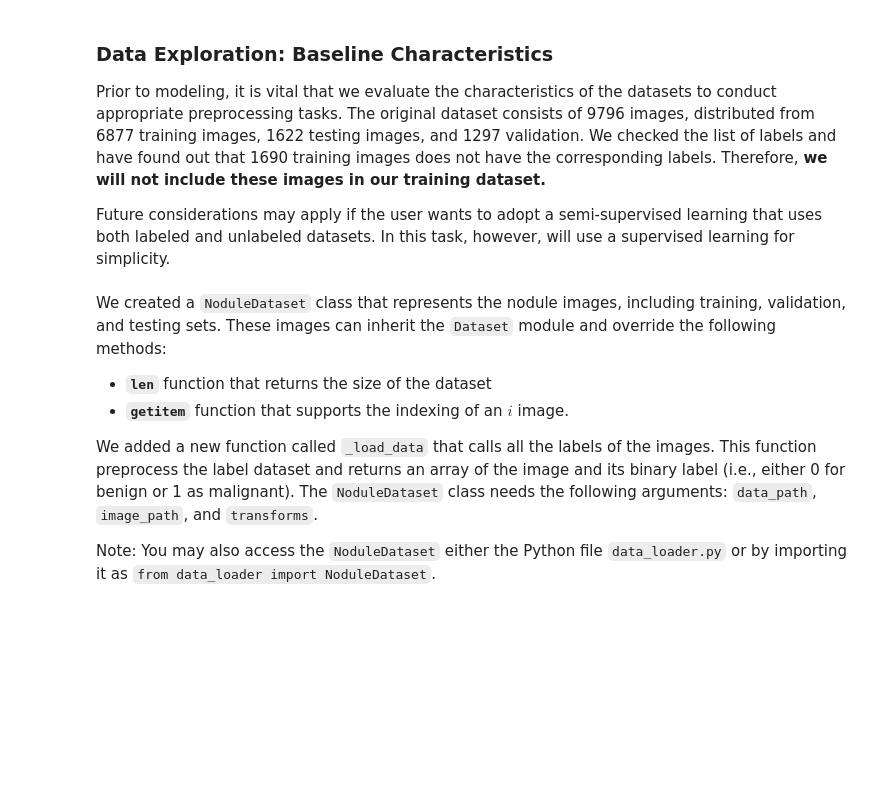
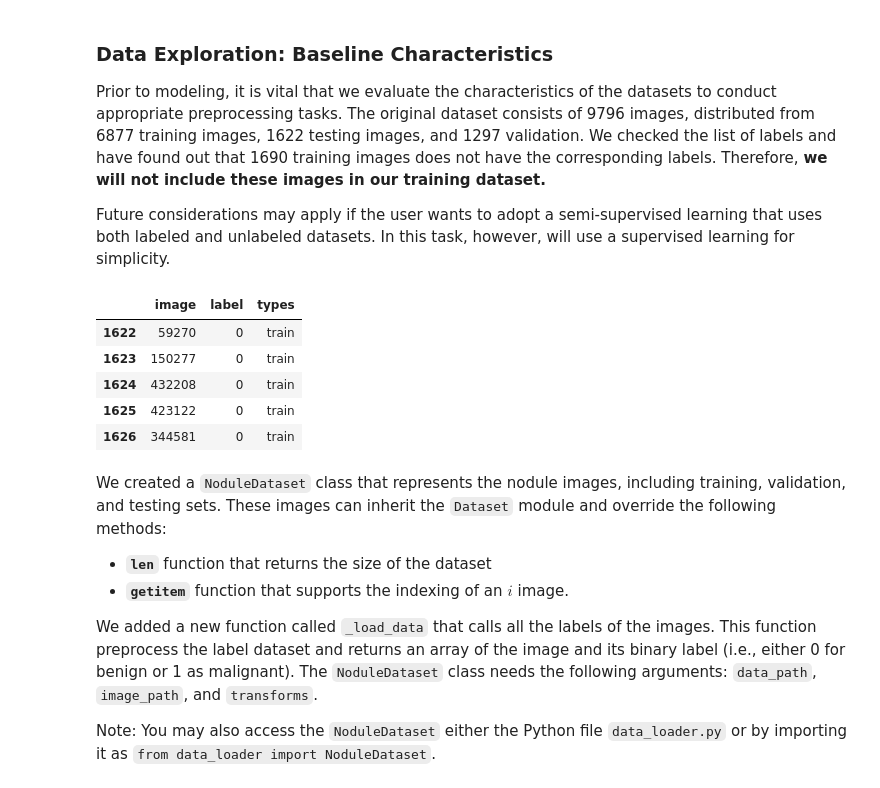
Before and after one commit to rrwabina/CNN-Nodule-Classification, a Jupyter notebook: notebooks/main.ipynb, the cells around one changed output. Saved outputs shown, nothing was run; the diff lists cells and outputs as text; code cells hidden in the pictures; blank space fills up the shorter version.

```diff
--- a/notebooks/main.ipynb
+++ b/notebooks/main.ipynb
@@ -66,6 +66,15 @@ folders = os.listdir(image_path)
 images = ([os.listdir(os.path.join(image_path, folder)) for folder in folders])
 
 test_images, train_images, valid_images  = images[0], images[1], images[2]
+# %%
+df[df['types'] == 'train'].head(5)
+# %% [output]
+|  | image | label | types |
+| 1622 | 59270 | 0 | train |
+| 1623 | 150277 | 0 | train |
+| 1624 | 432208 | 0 | train |
+| 1625 | 423122 | 0 | train |
+| 1626 | 344581 | 0 | train |
 # %% [markdown]
 We created a <code>NoduleDataset</code> class that represents the nodule images, including training, validation, and testing sets. These images can inherit the <code>Dataset</code> module and override the following methods:
 - <code>__len__</code> function that returns the size of the dataset
```
